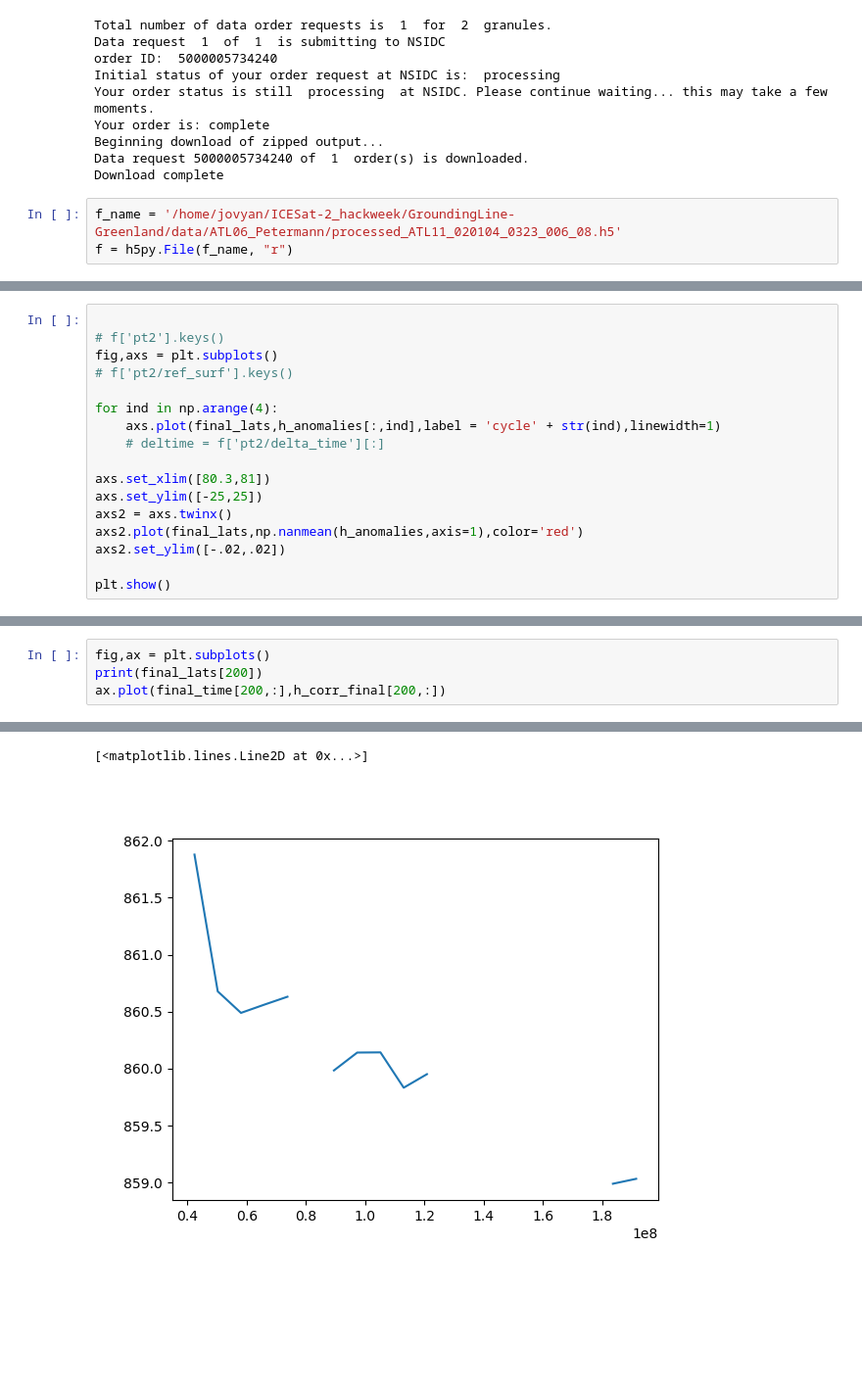
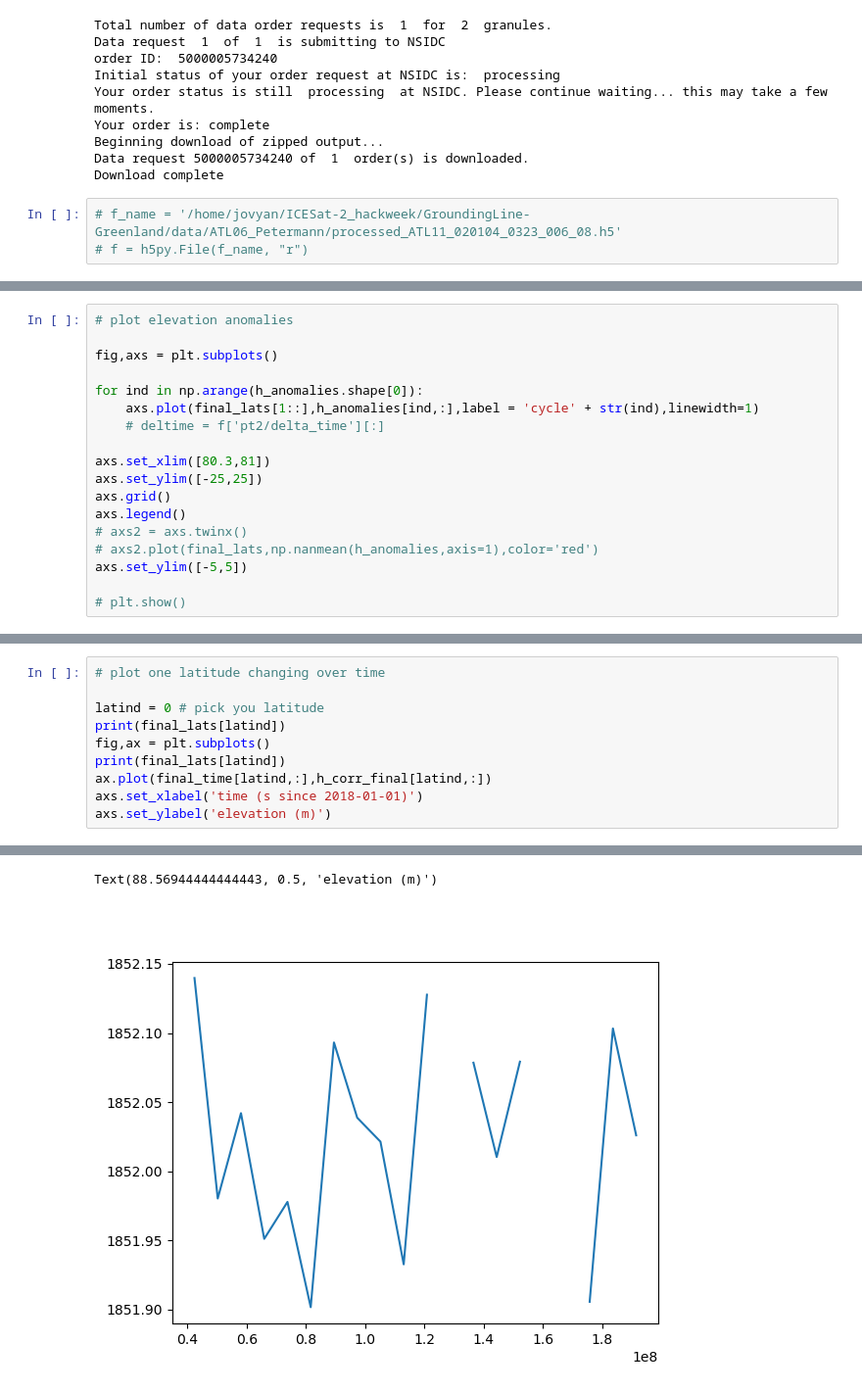
Before and after one commit to ICESAT-2HackWeek/GroundingLine-Greenland, a Jupyter notebook: slopetest.ipynb, the cells around one changed output, grey strips where cells are left out. Shown: that part at 98% size. Drawn from its saved outputs; the diff is of its cells as text; blank space fills up the shorter version.

```diff
--- a/slopetest.ipynb
+++ b/slopetest.ipynb
@@ -145,5 +148,5 @@ Beginning download of zipped output...
 Data request 5000005734240 of  1  order(s) is downloaded.
 Download complete
 # %%
-f_name = '/home/jovyan/ICESat-2_hackweek/GroundingLine-Greenland/data/ATL06_Petermann/processed_ATL11_020104_0323_006_08.h5'
-f = h5py.File(f_name, "r")
+# f_name = '/home/jovyan/ICESat-2_hackweek/GroundingLine-Greenland/data/ATL06_Petermann/processed_ATL11_020104_0323_006_08.h5'
+# f = h5py.File(f_name, "r")
@@ -297,18 +308,19 @@ np.gradient(h_corr_smooth).shape
 # %%
+# plot elevation anomalies
 
-# f['pt2'].keys()
 fig,axs = plt.subplots()
-# f['pt2/ref_surf'].keys()
 
-for ind in np.arange(4):
-    axs.plot(final_lats,h_anomalies[:,ind],label = 'cycle' + str(ind),linewidth=1)
+for ind in np.arange(h_anomalies.shape[0]):
+    axs.plot(final_lats[1::],h_anomalies[ind,:],label = 'cycle' + str(ind),linewidth=1)
     # deltime = f['pt2/delta_time'][:]
 
 axs.set_xlim([80.3,81])
 axs.set_ylim([-25,25])
-axs2 = axs.twinx()
-axs2.plot(final_lats,np.nanmean(h_anomalies,axis=1),color='red')
-axs2.set_ylim([-.02,.02])
+axs.grid()
+axs.legend()
+# axs2 = axs.twinx()
+# axs2.plot(final_lats,np.nanmean(h_anomalies,axis=1),color='red')
+axs.set_ylim([-5,5])
 
-plt.show()
+# plt.show()
 # %% [output]
@@ -316,5 +329,11 @@ plt.show()
 # %%
+# plot one latitude changing over time
+
+latind = 0 # pick you latitude
+print(final_lats[latind])
 fig,ax = plt.subplots()
-print(final_lats[200])
-ax.plot(final_time[200,:],h_corr_final[200,:])
+print(final_lats[latind])
+ax.plot(final_time[latind,:],h_corr_final[latind,:])
+axs.set_xlabel('time (s since 2018-01-01)')
+axs.set_ylabel('elevation (m)')
 # %% [output]
@@ -322,3 +342,3 @@ ax.plot(final_time[200,:],h_corr_final[200,:])
-[<matplotlib.lines.Line2D at 0x...>]
+Text(88.56944444444443, 0.5, 'elevation (m)')
-[figure, old version]
+[figure, new version]
 # %%
```
Also changed, not shown: parts of 27 cells of this notebook.
